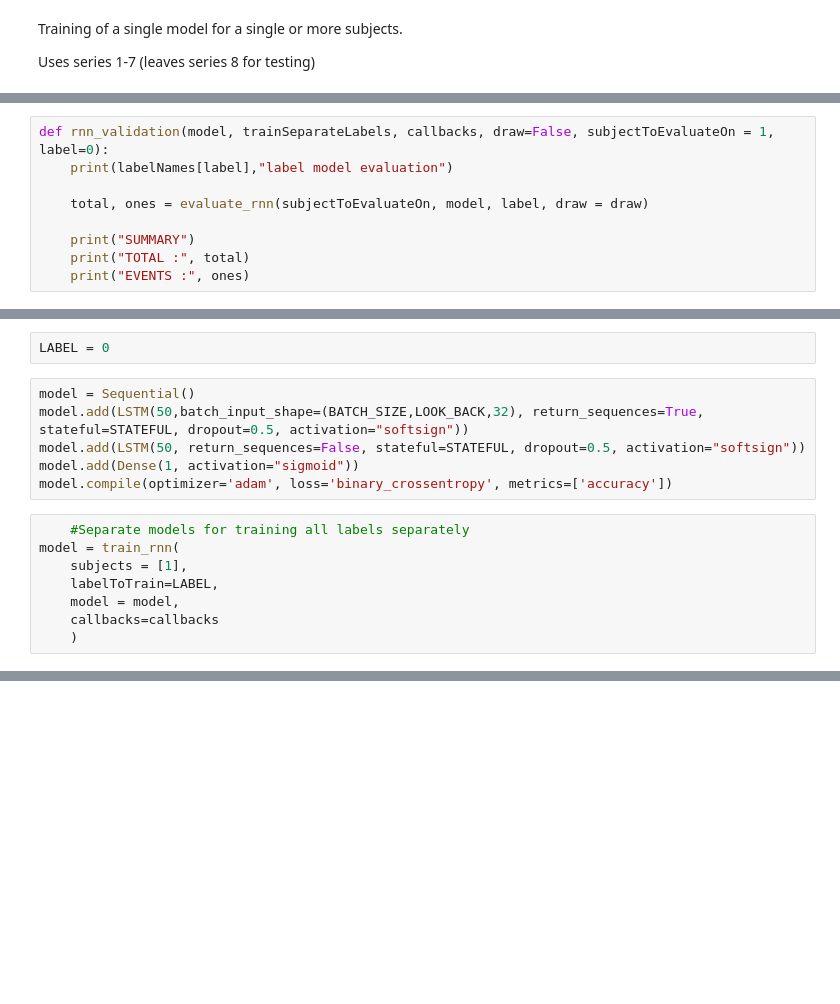
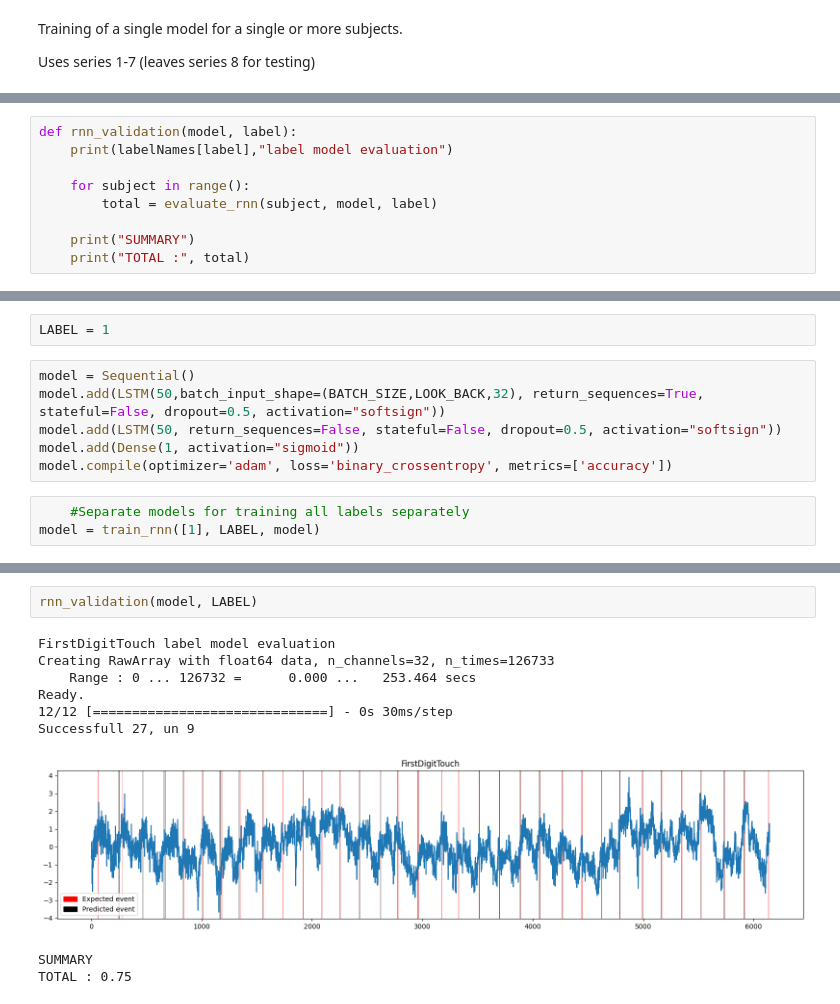
Before and after one commit to Unexp1ainable/BRIa, a Jupyter notebook: ui-project.ipynb, the cells around one changed output, grey strips where cells are left out. Cells and saved outputs as stored; diff of their text form; blank space fills up the shorter version.

```diff
--- a/ui-project.ipynb
+++ b/ui-project.ipynb
@@ -353,9 +315,9 @@ For given subject, we use first 7 series as training data and 8'th series as tes
 # %%
-def rnn_validation(model, trainSeparateLabels, callbacks, draw=False, subjectToEvaluateOn = 1, label=0):
+def rnn_validation(model, label):
     print(labelNames[label],"label model evaluation")
 
-    total, ones = evaluate_rnn(subjectToEvaluateOn, model, label, draw = draw)
+    for subject in range():
+        total = evaluate_rnn(subject, model, label)
 
     print("SUMMARY")
     print("TOTAL :", total)
-    print("EVENTS :", ones)
@@ -372,19 +324,14 @@ Stacked model, training all labels separately for single subject
 # %%
-LABEL = 0
+LABEL = 1
 # %%
 model = Sequential()
-model.add(LSTM(50,batch_input_shape=(BATCH_SIZE,LOOK_BACK,32), return_sequences=True, stateful=STATEFUL, dropout=0.5, activation="softsign"))
-model.add(LSTM(50, return_sequences=False, stateful=STATEFUL, dropout=0.5, activation="softsign"))
+model.add(LSTM(50,batch_input_shape=(BATCH_SIZE,LOOK_BACK,32), return_sequences=True, stateful=False, dropout=0.5, activation="softsign"))
+model.add(LSTM(50, return_sequences=False, stateful=False, dropout=0.5, activation="softsign"))
 model.add(Dense(1, activation="sigmoid"))
 model.compile(optimizer='adam', loss='binary_crossentropy', metrics=['accuracy'])
 # %%
     #Separate models for training all labels separately
-model = train_rnn(
-    subjects = [1],
-    labelToTrain=LABEL,
-    model = model,
-    callbacks=callbacks
-    )
+model = train_rnn([1], LABEL, model)
 # %% [output]
 Creating RawArray with float64 data, n_channels=32, n_times=119496
     Range : 0 ... 119495 =      0.000 ...   238.990 secs
@@ -560,0 +353,12 @@ EVENTS : 0.09117647058823529
+# %%
+rnn_validation(model, LABEL)
+# %% [output]
+FirstDigitTouch label model evaluation
+Creating RawArray with float64 data, n_channels=32, n_times=126733
+    Range : 0 ... 126732 =      0.000 ...   253.464 secs
+Ready.
+12/12 [==============================] - 0s 30ms/step
+Successfull 27, un 9
+[figure, added]
+SUMMARY
+TOTAL : 0.75
```
Also changed, not shown: parts of 27 cells of this notebook, 1 other file.
